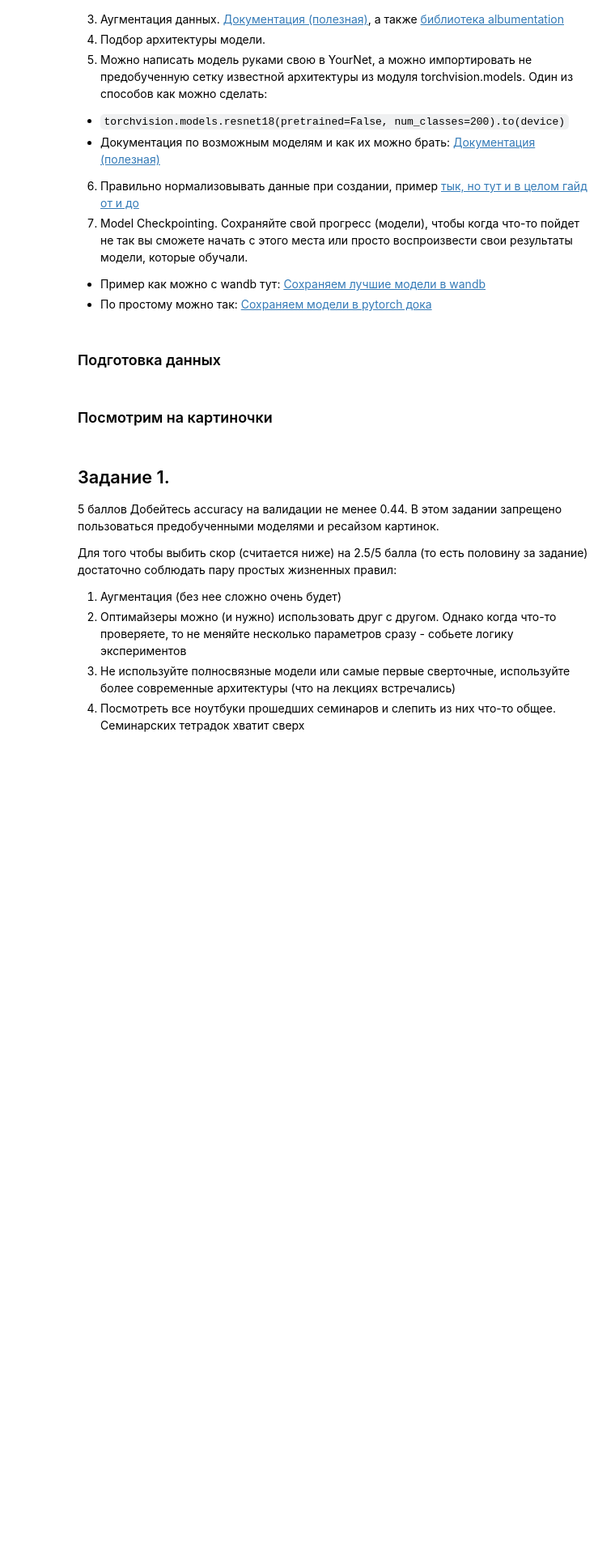
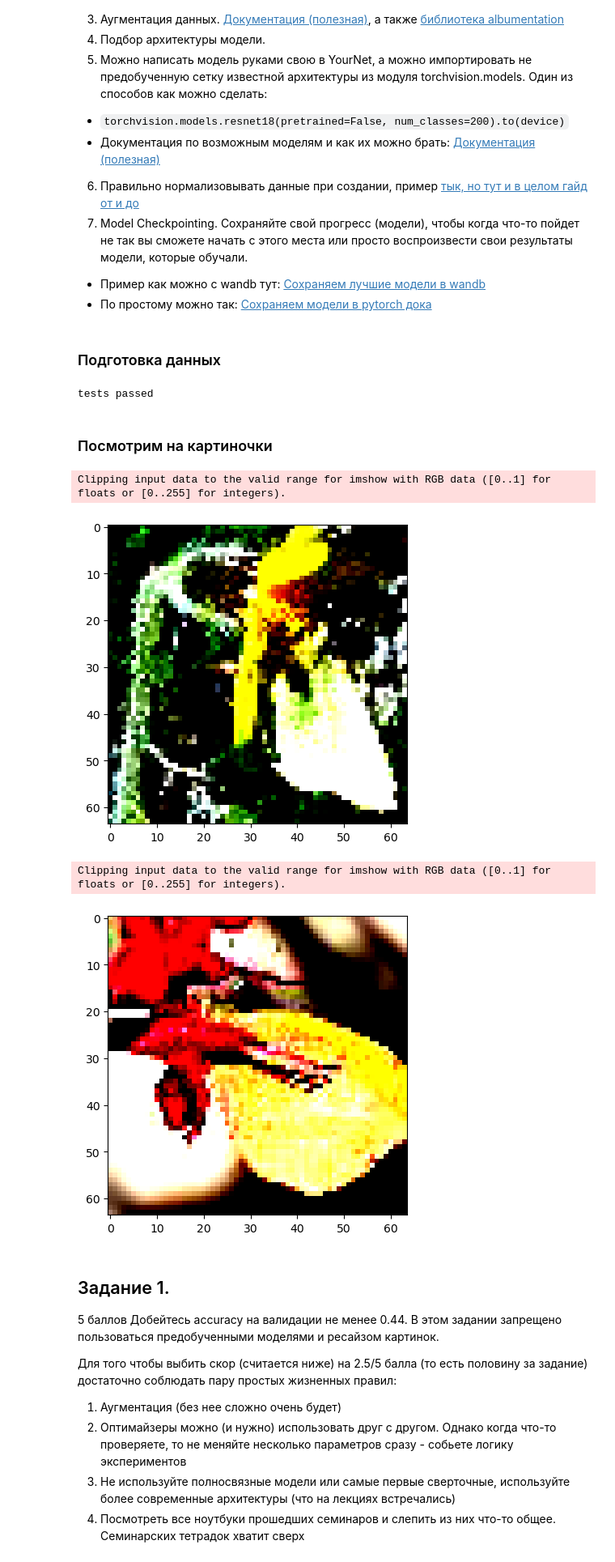
Before and after one commit to evslou/DS, a Jupyter notebook: DL/DL_hw_02.ipynb, the cells around one changed output. Shown at 81% size. Saved outputs shown, nothing was run; the diff lists cells and outputs as text; code cells hidden in the pictures; blank space fills up the shorter version.

Commit message:
data

```diff
--- a/DL/DL_hw_02.ipynb
+++ b/DL/DL_hw_02.ipynb
@@ -142,19 +133,56 @@ val_dataloader = DataLoader() # YOUR CODE HERE
+# %%
+# YOU CAN DEFINE AUGMENTATIONS HERE
+train_transform = transforms.Compose(
+    [
+        transforms.RandomApply(transforms=[transforms.ColorJitter(brightness=1.0, contrast=0.5, saturation=1, hue=0.1)], p=0.2),
+        transforms.RandomApply(transforms=[transforms.AugMix()], p=0.25),
+        transforms.RandomApply(transforms=[transforms.Grayscale(num_output_channels=3)], p=0.07),
+        transforms.ToTensor(),
+        transforms.Normalize(mean=[0.485, 0.456, 0.406], std=[0.229, 0.224, 0.225])
+    ]
+)
+#(0.4914, 0.4822, 0.4465), (0.247, 0.243, 0.261)
+val_transform = transforms.Compose(
+    [
+        transforms.ToTensor(),
+        transforms.Normalize(mean=[0.485, 0.456, 0.406], std=[0.229, 0.224, 0.225])
+    ]
+)
+
+#applier = transforms.RandomApply(transforms=[AugMix], p=0.5)
+
+#transforms = transforms.RandomApply(torch.nn.ModuleList([transforms.ColorJitter(), ]), p=0.3)
+
+
+train_dataset = ImageFolder('/Users/nikitaevseev/Desktop/DS/DL/dataset/dataset/train', transform=train_transform)
+val_dataset = ImageFolder('/Users/nikitaevseev/Desktop/DS/DL/dataset/dataset/val', transform=val_transform)
+# REPLACE ./dataset/dataset WITH THE FOLDER WHERE YOU DOWNLOADED AND UNZIPPED THE DATASET
+
+train_dataloader = DataLoader(train_dataset, batch_size=512, shuffle=True, num_workers=7, persistent_workers=True, multiprocessing_context='forkserver')
+val_dataloader = DataLoader(val_dataset, batch_size=512, shuffle=False, num_workers=7, persistent_workers=True, multiprocessing_context='forkserver')
 # %%
 # Just very simple sanity checks
 assert isinstance(train_dataset[0], tuple)
 assert len(train_dataset[0]) == 2
 assert isinstance(train_dataset[1][1], int)
 print("tests passed")
+# %% [output]
+tests passed
 # %% [markdown]
 ### Посмотрим на картиночки
 # %%
 for batch in val_dataloader:
     images, class_nums = batch
     plt.imshow(images[5].permute(1, 2, 0))
     plt.show()
-    plt.imshow(images[19].permute(1, 2, 0))
+    plt.imshow(images[15].permute(1, 2, 0))
     plt.show()
     break
+# %% [output]
+Clipping input data to the valid range for imshow with RGB data ([0..1] for floats or [0..255] for integers).
+[figure, added]
+Clipping input data to the valid range for imshow with RGB data ([0..1] for floats or [0..255] for integers).
+[figure, added]
 # %% [markdown]
 ## Задание 1.
 
```
Also changed, not shown: parts of 16 cells of this notebook, 2 other files.
